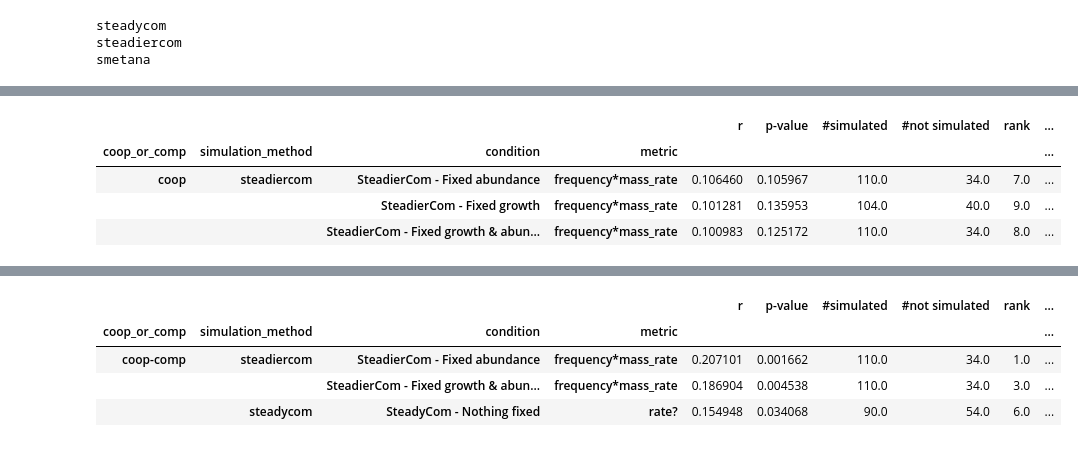
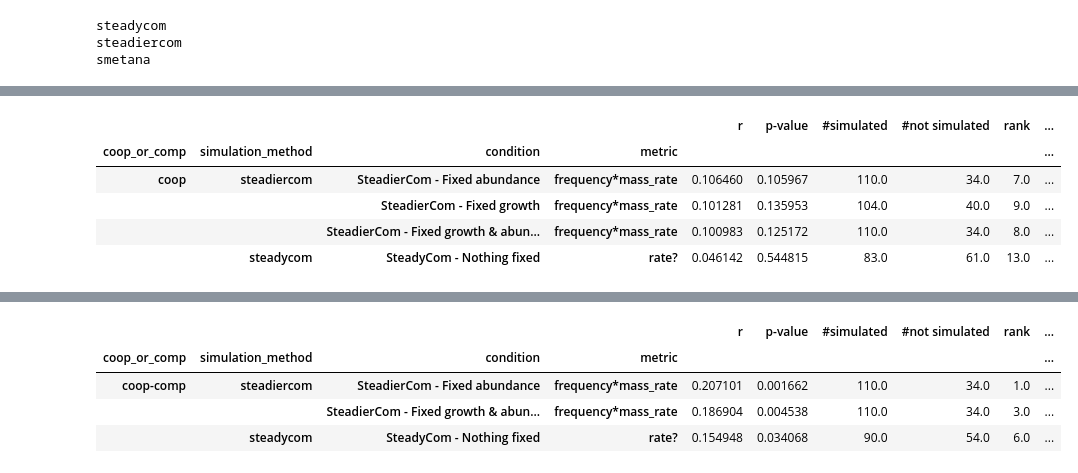
Before and after one commit to IdunBurgos/SteadierCom-Case-Studies, a Jupyter notebook: notebooks/Step 6.1.1. Comparing tools with exp - Venturelli member-member interaction.ipynb, the cells around one changed output, grey strips where cells are left out. Drawn from its saved outputs; the diff is of its cells as text; code cells hidden in the pictures.

```diff
--- a/notebooks/Step 6.1.1. Comparing tools with exp - Venturelli member-member interaction.ipynb
+++ b/notebooks/Step 6.1.1. Comparing tools with exp - Venturelli member-member interaction.ipynb
@@ -44,13 +60,14 @@ results_corr_df_bh.query("`pass BH test`")
 | coop-comp | steadiercom | SteadierCom - Fixed abundance | frequency*mass_rate | 0.207101 | 0.001662 | 110.0 | 34.0 | 1.0 | ... |
 |  |  | SteadierCom - Fixed growth & abun... | frequency*mass_rate | 0.186904 | 0.004538 | 110.0 | 34.0 | 3.0 | ... |
 # %%
-results_corr_df_bh.query("`p-value` < 0.2 & r > 0").xs("coop",drop_level=False).sort_index() # HIGHER THRESHOLD
+results_corr_df_bh.query("r > 0").xs("coop",drop_level=False).sort_index() # HIGHER THRESHOLD
 # %% [output]
 |  |  |  |  | r | p-value | #simulated | #not simulated | rank | ... |
 | coop_or_comp | simulation_method | condition | metric |  |  |  |  |  | ... |
 | coop | steadiercom | SteadierCom - Fixed abundance | frequency*mass_rate | 0.106460 | 0.105967 | 110.0 | 34.0 | 7.0 | ... |
 |  |  | SteadierCom - Fixed growth | frequency*mass_rate | 0.101281 | 0.135953 | 104.0 | 40.0 | 9.0 | ... |
 |  |  | SteadierCom - Fixed growth & abun... | frequency*mass_rate | 0.100983 | 0.125172 | 110.0 | 34.0 | 8.0 | ... |
+|  | steadycom | SteadyCom - Nothing fixed | rate? | 0.046142 | 0.544815 | 83.0 | 61.0 | 13.0 | ... |
 # %%
 results_corr_df_bh.query("`p-value` < 0.05 & r < 0").xs("comp",drop_level=False).sort_index()
 # %% [output]
```
Also changed, not shown: parts of 6 cells of this notebook, 3 other files.
